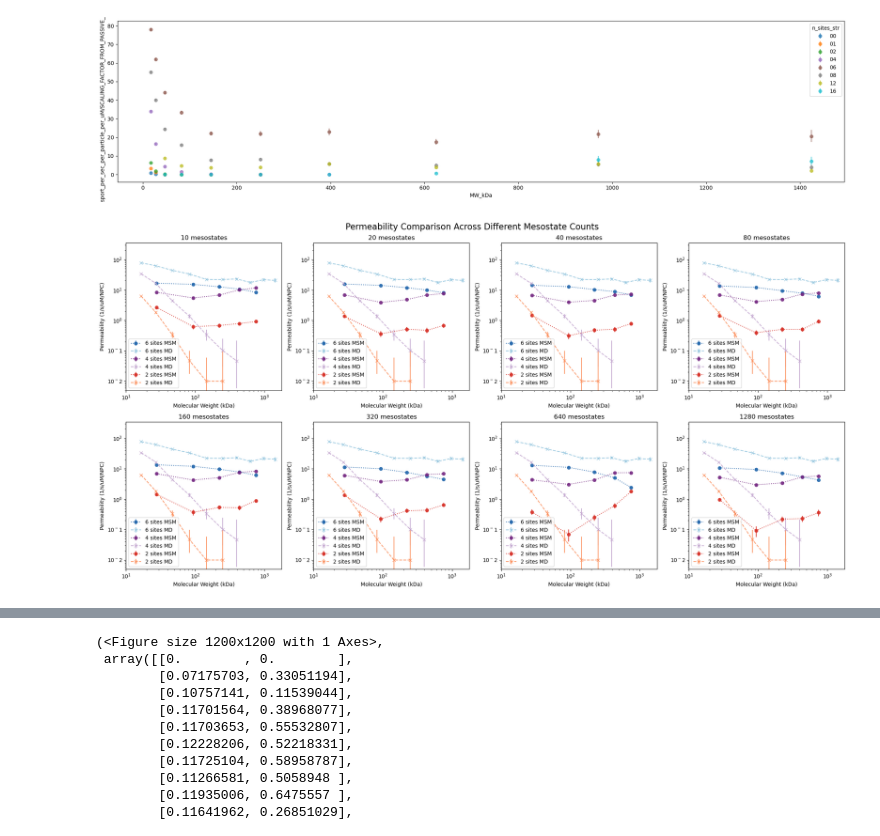
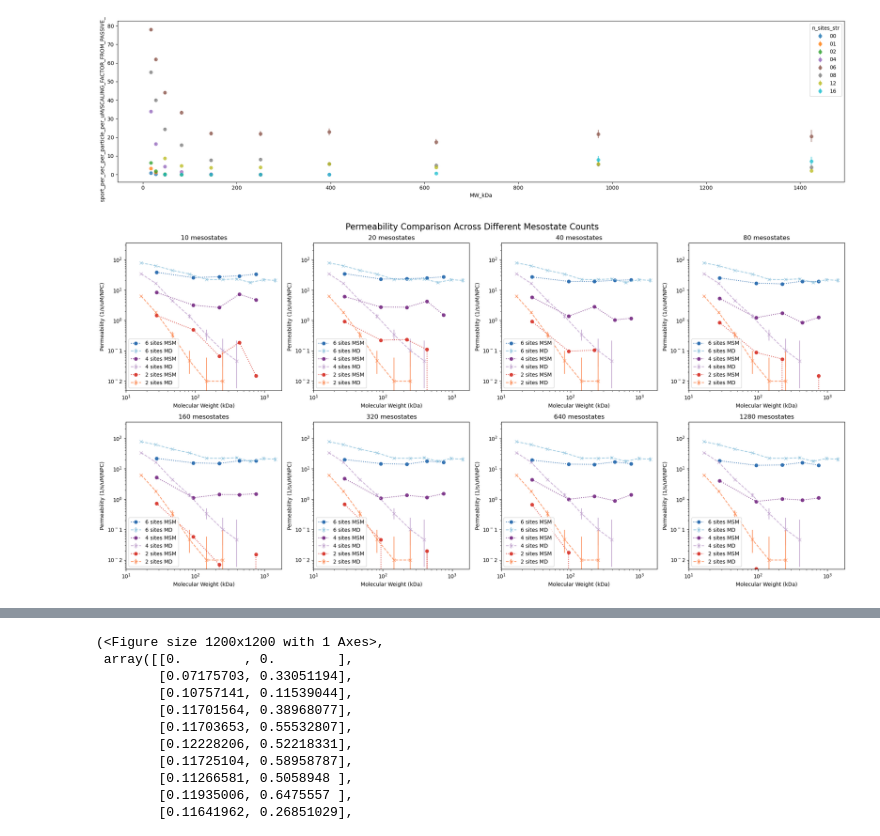
Before and after one commit to ravehlab/iMSM, a Jupyter notebook: 017_PRC_NTR_variants.ipynb, the cells around one changed output, grey strips where cells are left out. Saved outputs shown, nothing was run; the diff lists cells and outputs as text; code cells hidden in the pictures.

```diff
--- a/017_PRC_NTR_variants.ipynb
+++ b/017_PRC_NTR_variants.ipynb
@@ -32,6 +33,6 @@ from _001_PRC_extract_trajectories import multi_load_kap_data, multi_load_fg_dat
 # %%
 radii = [20,30,40,50,60]
-# kdas = [radius_a_to_kda(r) for r in radii]
+kdas = [radius_a_to_kda(r) for r in radii]
 n_sites = [2, 4, 6]
 # %%
 # Extract trajectories for Kaps #
@@ -248,0 +261,19 @@ Calculating mesostates for 6 sites and 60 A radius...
+# %%
+# Calculate mesostates but tica #
+#################################
+
+for sites in n_sites:
+    for radius in radii:
+        print(f"Calculating mesostates for {sites} sites and {radius} A radius...")
+        os.makedirs(f"data/ntr_variants/{sites}_sites/{radius}_radius/clusterings", exist_ok=True)
+        load_reduce_cluster_save(
+            pca_components=220,
+            n_clusters=[10, 20, 40, 80, 160, 320, 640, 1280],
+            load_embedded_path=f"data/ntr_variants/{sites}_sites/{radius}_radius/embedded/10-80-3k-05dist.pickle",
+            save_pca_cluster_path=f"data/ntr_variants/{sites}_sites/{radius}_radius/clusterings/10-80-3k-05dist-faiss-#c#clusters.pickle",
+            save_clustered_path=f"data/ntr_variants/{sites}_sites/{radius}_radius/clustered/10-80-3k-05dist-faiss-#c#clusters.pickle",
+            verbose=False,
+            method="faiss",
+            filter_common=False
+        )
+print("Done!")
@@ -286,9 +379,13 @@ for sites in [2,4,6]:
         print(f"Generating transition matrix for {sites} sites and {radius} radius")
         os.makedirs(f"data/ntr_variants/{sites}_sites/{radius}_radius/transition_matrices", exist_ok=True)
         for n_clusters in [10, 20, 40, 80, 160, 320, 640, 1280]:
-            with open(f"data/ntr_variants/{sites}_sites/{radius}_radius/clustered/10-80-3k-218pca-faiss500ns-{n_clusters}clusters.pickle", "rb") as f:
+            suffix = f"10-80-10k-05dist-nc-faiss-{n_clusters}clusters.pickle"
+            with open(f"data/ntr_variants/{sites}_sites/{radius}_radius/clusterings/{suffix}", "rb") as f:
+                pca_cluster = pickle.load(f)
+                actual_n_clusters = pca_cluster.centers.shape[0]
+            with open(f"data/ntr_variants/{sites}_sites/{radius}_radius/clustered/{suffix}", "rb") as f:
                 clustered_data = pickle.load(f)
-            transition_matrix = generate_transition_matrix(clustered_data[:, :], n_clusters, prior = 0.01)
+            transition_matrix = generate_transition_matrix(clustered_data[:, :], actual_n_clusters, prior = 0.00)
             with open(f"data/ntr_variants/{sites}_sites/{radius}_radius/transition_matrices/218pca-{n_clusters}clusters.pickle", "wb") as f:
                 pickle.dump(transition_matrix, f)
 
@@ -401,7 +588,7 @@ def bmsm_permiability(bmsm, bottom_states=None, top_states=None):
 
     return perm_mean, perm_std
 
-for n_clusters in [1280]:
+for n_clusters in [20]:
     for sites in [2]:
         os.makedirs(f"data/ntr_variants/{sites}_sites/bmsm_permeabilities", exist_ok=True)
         permeabilities_means = []
@@ -482,48 +673,48 @@ for i, n_clusters in enumerate([10, 20, 40, 80, 160, 320, 640, 1280]):
     permeabilities_means = {}
     permeabilities_stds = {}
     for sites in [2, 4, 6]:
-        with open(f"data/ntr_variants/{sites}_sites/bmsm_permeabilities/mean-{n_clusters}clusters.pickle", "rb") as f:
+        with open(f"data/ntr_variants/{sites}_sites/permeabilities/permeabilities-{n_clusters}clusters.pickle", "rb") as f:
             permeabilities_means[sites] = pickle.load(f)
-        with open(f"data/ntr_variants/{sites}_sites/bmsm_permeabilities/std-{n_clusters}clusters.pickle", "rb") as f:
-            permeabilities_stds[sites] = pickle.load(f)
+        # with open(f"data/ntr_variants/{sites}_sites/bmsm_permeabilities/std-{n_clusters}clusters.pickle", "rb") as f:
+        #     permeabilities_stds[sites] = pickle.load(f)
 
     ax = axes[i]
 
     msm_colors = ["#2166ac", "#762a83", "#d73027"]
     md_colors = ["#92c5de", "#c2a5cf", "#fc8d59"]
     for i, sites in enumerate([6, 4, 2]):
-        ax.errorbar(kdas, np.array(permeabilities_means[sites]) / SCALING_FACTOR_FROM_PASSIVE_EXP,
-                    yerr= 1.96 * np.array(permeabilities_stds[sites]) / SCALING_FACTOR_FROM_PASSIVE_EXP,
+        ax.errorbar(kdas, np.array(permeabilities_means[sites]) / (SCALING_FACTOR_FROM_PASSIVE_EXP - 100),
+                    # yerr= 1.96 * np.array(permeabilities_stds[sites]) / SCALING_FACTOR_FROM_PASSIVE_EXP,
                     marker='o',
                 label=f'{sites} sites MSM', color=msm_colors[i], alpha=0.9, linestyle=':')
         mask = slice['n_sites'] == sites
         ax.errorbar(x[mask], y[mask],
                     yerr=[y[mask] - y_low[mask], y_high[mask] - y[mask]],
                     fmt='x--', color=md_colors[i], label=f'{sites} sites MD', alpha=0.9)
 
 
 
     # x axis
     ax.set_xlabel('Molecular Weight (kDa)')
     # ax.set_xlim(kdas[0], kdas[-1])
     ax.set_xscale('log')
     ax.set_xticks([10**1, 10**2, 10**3])
     ax.set_xticklabels([r'$10^1$', r'$10^2$', r'$10^3$'])
 
     # y axis
     ax.set_ylabel('Permeability (1/s/uM/NPC)')
     ax.set_yscale('log')
     ax.set_yticks([10**-2, 10**-1, 10**0, 10**1, 10**2, 10**3])
     ax.set_yticklabels([r'$10^-2$' ,r'$10^-1$', r'$10^0$', r'$10^1$', r'$10^2$', r'$10^3$'])
     ax.set_ylim([0.005, 350])
 
     ax.set_title(f"{n_clusters} mesostates")
     ax.legend()
 
 
 plt.suptitle("Permeability Comparison Across Different Mesostate Counts", fontsize=16)
 plt.tight_layout()
 plt.show()
 # %% [output]
-[figure, old version]
+[figure, new version]
 # %%
```
Also changed, not shown: parts of 12 cells of this notebook, 7 other files.
